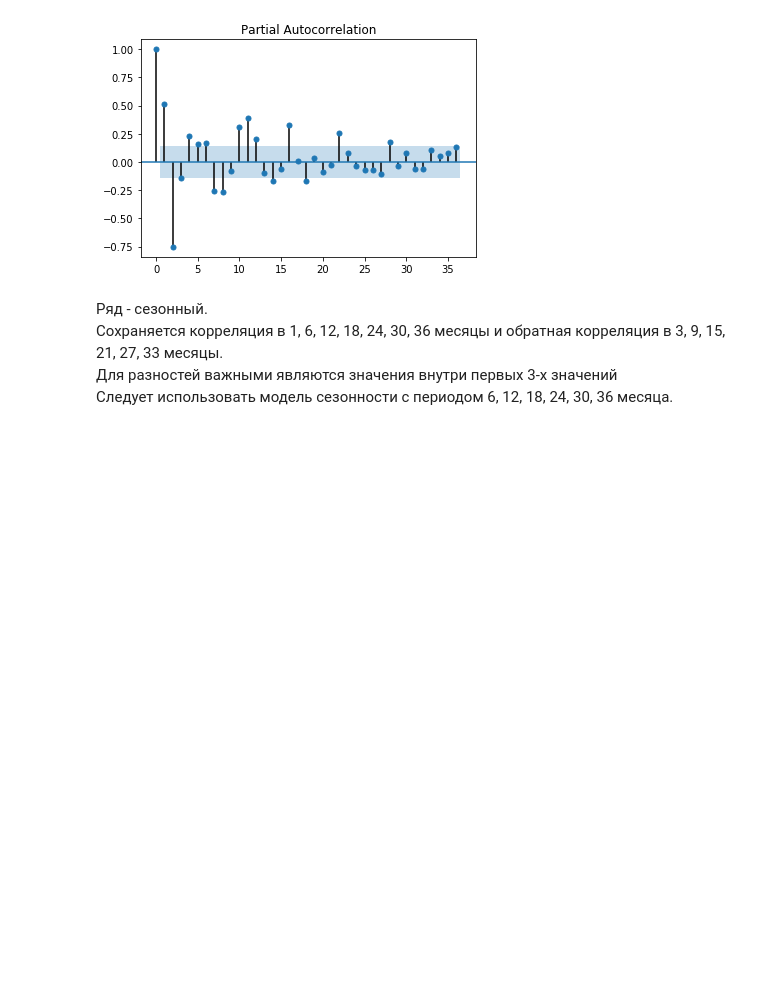
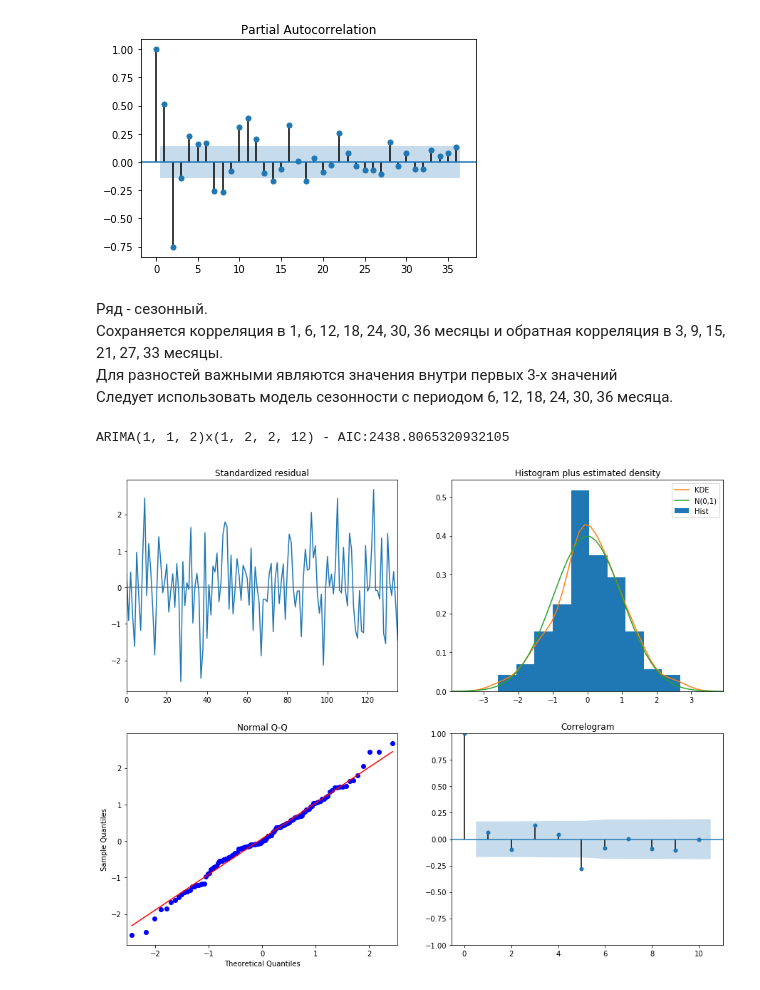
Before and after one commit to SergeyOS/GU_ML_in_business, a Jupyter notebook: ДЗ Урок 3. Кейс 1. Работа с признаками и селекция.ipynb, the cells around one changed output. Cells and saved outputs as stored; diff of their text form; code cells hidden in the pictures; blank space fills up the shorter version.

Commit message:
ARIMA FIX

```diff
--- a/ДЗ Урок 3. Кейс 1. Работа с признаками и селекция.ipynb
+++ b/ДЗ Урок 3. Кейс 1. Работа с признаками и селекция.ipynb
@@ -74,8 +74,9 @@ plt.show()
 # %%
 import itertools
 
+LAGS = 12
 # Определим p, d и q в диапазоне 0-3
-p = d = q = range(0, 4)
+p = d = q = range(0, 3)
 # зададим сетку p, q и q
 pdq = list(itertools.product(p, d, q))
 # зададим сезонность p, q и q
@@ -107,3 +108,5 @@ for param in tqdm(pdq):
             continue
 
 print('ARIMA{}x{} - AIC:{}'.format(best_param, best_seasonal, best_aic))
+# %% [output]
+ARIMA(1, 1, 2)x(1, 2, 2, 12) - AIC:2438.8065320932105
@@ -111,0 +113,6 @@ best_model.save('rez_model.h5')
+# %%
+results = best_model.fit()
+results.plot_diagnostics(figsize=(15, 12))
+plt.show()
+# %% [output]
+[figure, added]
```
Also changed, not shown: parts of 8 cells of this notebook.
